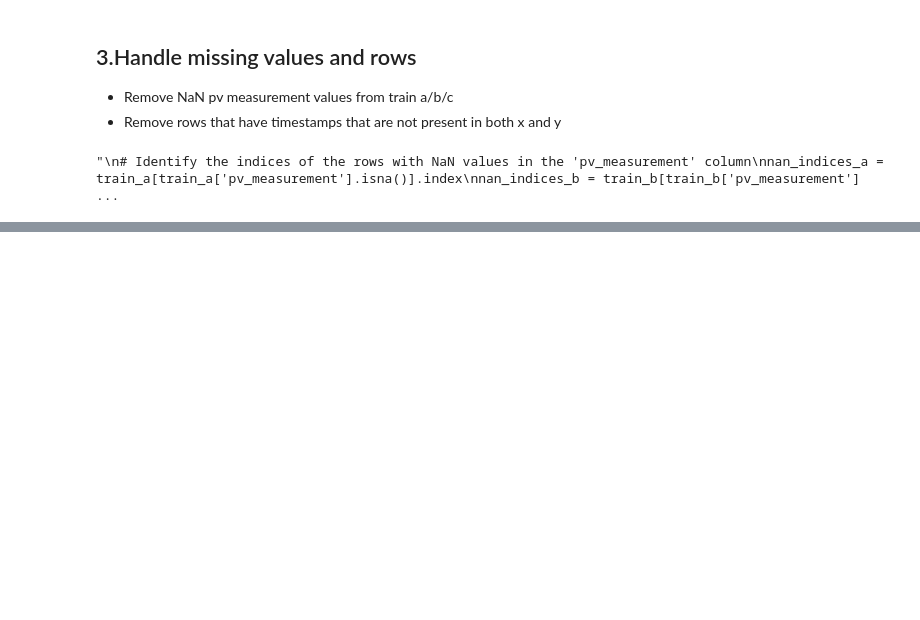
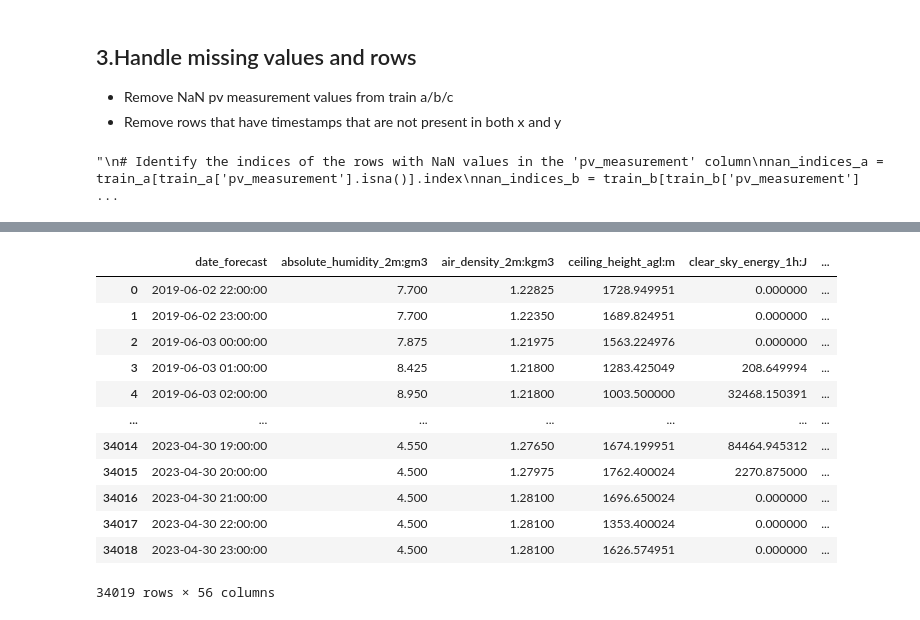
Before and after one commit to henningolweus/MLprosjekt, a Jupyter notebook: data/Short_notebook1.ipynb, the cells around one changed output, grey strips where cells are left out. Saved outputs shown, nothing was run; the diff lists cells and outputs as text; code cells hidden in the pictures; blank space fills up the shorter version.

```diff
--- a/data/Short_notebook1.ipynb
+++ b/data/Short_notebook1.ipynb
@@ -235,0 +292,8 @@ x_train_a_hourly2
+# %%
+x_train_a = extract_date_features(x_train_a_hourly)
+x_train_b = extract_date_features(x_train_b_hourly)
+x_train_c = extract_date_features(x_train_c_hourly)
+
+x_test_a = extract_date_features(x_test_a_hourly)
+x_test_b = extract_date_features(x_test_b_hourly)
+x_test_c = extract_date_features(x_test_c_hourly)
@@ -235,0 +308,28 @@ x_train_a_hourly2
+# %%
+# Creating cyclical features for hour of the day and month of the year
+def add_cyclic(x_train):
+    train_data = x_train.copy()
+
+    train_data['hour_sin'] = np.sin(2 * np.pi * train_data['hour'] / 24)
+    train_data['hour_cos'] = np.cos(2 * np.pi * train_data['hour'] / 24)
+    train_data['month_sin'] = np.sin(2 * np.pi * (train_data['month']-1) / 12)
+    train_data['month_cos'] = np.cos(2 * np.pi * (train_data['month']-1) / 12)
+
+    #train_data.drop(columns = ['hour','month'],inplace = True)
+    return train_data
+
+x_train_a = add_cyclic(x_train_a)
+x_train_b = add_cyclic(x_train_b)
+x_train_c = add_cyclic(x_train_c)
+
+x_test_a = add_cyclic(x_test_a)
+x_test_b = add_cyclic(x_test_b)
+x_test_c = add_cyclic(x_test_c)
+
+x_train_a2 = add_cyclic(x_train_a2)
+x_train_b2 = add_cyclic(x_train_b2)
+x_train_c2 = add_cyclic(x_train_c2)
+
+x_test_a2 = add_cyclic(x_test_a2)
+x_test_b2 = add_cyclic(x_test_b2)
+x_test_c2 = add_cyclic(x_test_c2)
@@ -235,0 +340,4 @@ x_train_a_hourly2
+# %%
+merged_a = pd.merge(x_train_a, train_a, left_on='date_forecast', right_on='time', how='inner')
+merged_b = pd.merge(x_train_b, train_b, left_on='date_forecast', right_on='time', how='inner')
+merged_c = pd.merge(x_train_c, train_c, left_on='date_forecast', right_on='time', how='inner')
@@ -235,0 +360,16 @@ x_train_a_hourly2
+# %%
+merged_a
+# %% [output]
+|  | date_forecast | absolute_humidity_2m:gm3 | air_density_2m:kgm3 | ceiling_height_agl:m | clear_sky_energy_1h:J | ... |
+| 0 | 2019-06-02 22:00:00 | 7.700 | 1.22825 | 1728.949951 | 0.000000 | ... |
+| 1 | 2019-06-02 23:00:00 | 7.700 | 1.22350 | 1689.824951 | 0.000000 | ... |
+| 2 | 2019-06-03 00:00:00 | 7.875 | 1.21975 | 1563.224976 | 0.000000 | ... |
+| 3 | 2019-06-03 01:00:00 | 8.425 | 1.21800 | 1283.425049 | 208.649994 | ... |
+| 4 | 2019-06-03 02:00:00 | 8.950 | 1.21800 | 1003.500000 | 32468.150391 | ... |
+| ... | ... | ... | ... | ... | ... | ... |
+| 34014 | 2023-04-30 19:00:00 | 4.550 | 1.27650 | 1674.199951 | 84464.945312 | ... |
+| 34015 | 2023-04-30 20:00:00 | 4.500 | 1.27975 | 1762.400024 | 2270.875000 | ... |
+| 34016 | 2023-04-30 21:00:00 | 4.500 | 1.28100 | 1696.650024 | 0.000000 | ... |
+| 34017 | 2023-04-30 22:00:00 | 4.500 | 1.28100 | 1353.400024 | 0.000000 | ... |
+| 34018 | 2023-04-30 23:00:00 | 4.500 | 1.28100 | 1626.574951 | 0.000000 | ... |
+34019 rows × 56 columns
```
Also changed, not shown: parts of 25 cells of this notebook.
